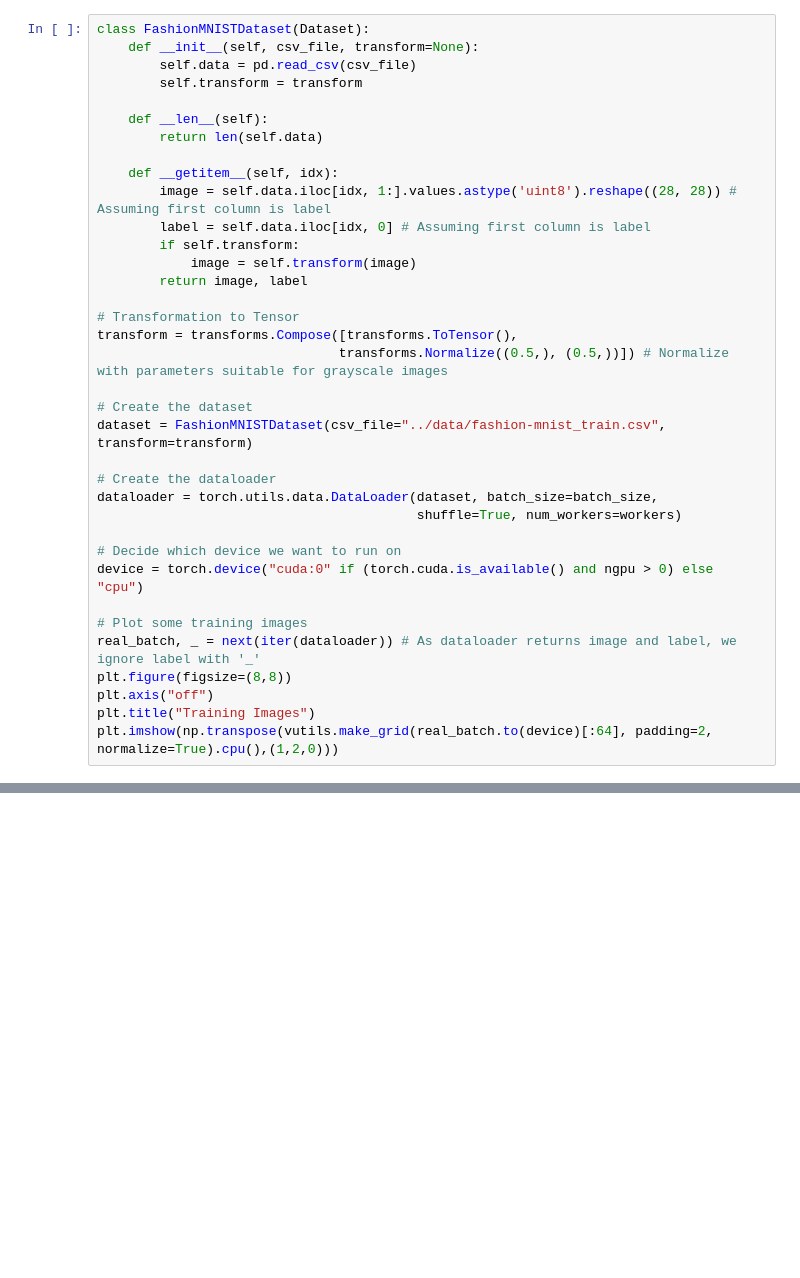
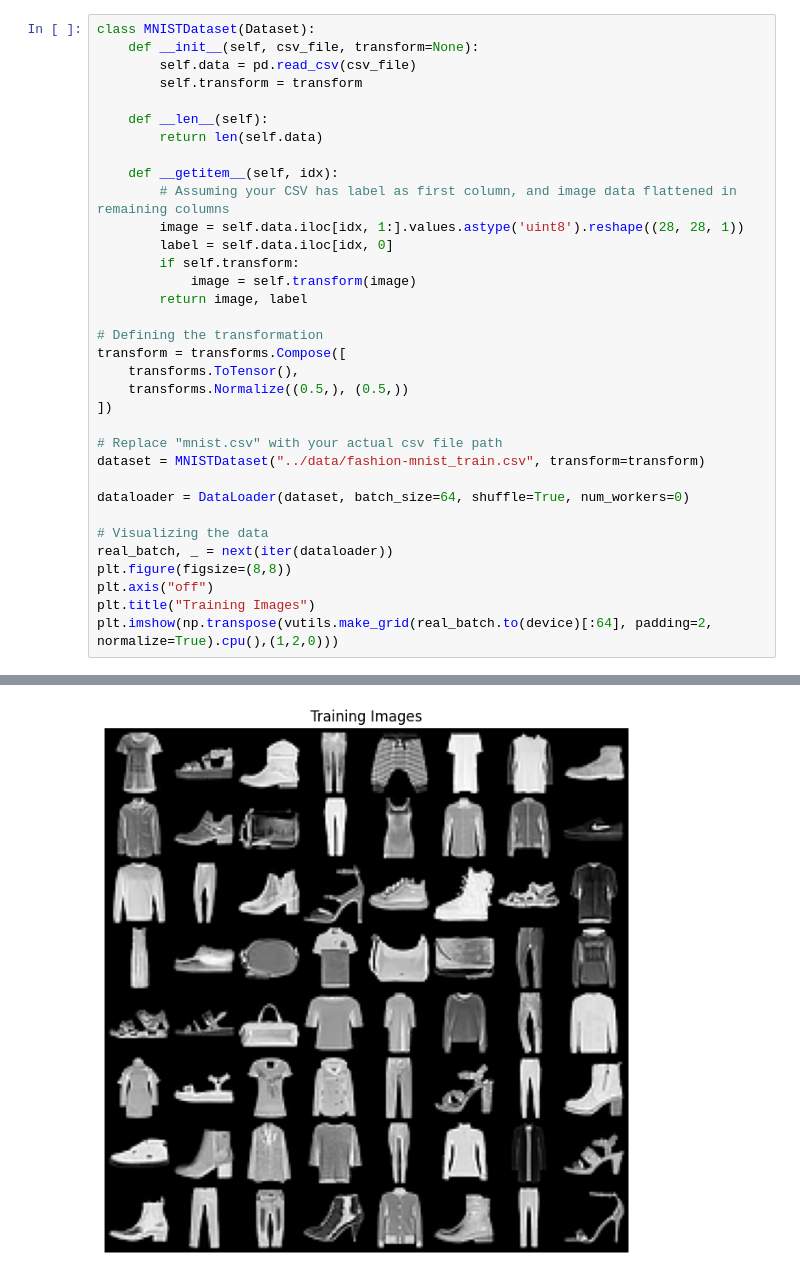
Before and after one commit to tarin-e/generative-models-learning, a Jupyter notebook: gans/gans_torch.ipynb, the cells around one changed output, grey strips where cells are left out. Cells and saved outputs as stored; diff of their text form; blank space fills up the shorter version.

Commit message:
dataloader able to work with mnist_fashion.csv data

```diff
--- a/gans/gans_torch.ipynb
+++ b/gans/gans_torch.ipynb
@@ -65,5 +32,5 @@ ngpu = 1
 # %%
-class FashionMNISTDataset(Dataset):
+class MNISTDataset(Dataset):
     def __init__(self, csv_file, transform=None):
         self.data = pd.read_csv(csv_file)
         self.transform = transform
@@ -72,28 +39,26 @@ class FashionMNISTDataset(Dataset):
         return len(self.data)
 
     def __getitem__(self, idx):
-        image = self.data.iloc[idx, 1:].values.astype('uint8').reshape((28, 28)) # Assuming first column is label
-        label = self.data.iloc[idx, 0] # Assuming first column is label
+        # Assuming your CSV has label as first column, and image data flattened in remaining columns
+        image = self.data.iloc[idx, 1:].values.astype('uint8').reshape((28, 28, 1))
+        label = self.data.iloc[idx, 0]
         if self.transform:
             image = self.transform(image)
         return image, label
 
-# Transformation to Tensor
-transform = transforms.Compose([transforms.ToTensor(),
-                               transforms.Normalize((0.5,), (0.5,))]) # Normalize with parameters suitable for grayscale images
+# Defining the transformation
+transform = transforms.Compose([
+    transforms.ToTensor(),
+    transforms.Normalize((0.5,), (0.5,))
+])
 
-# Create the dataset
-dataset = FashionMNISTDataset(csv_file="../data/fashion-mnist_train.csv", transform=transform)
+# Replace "mnist.csv" with your actual csv file path
+dataset = MNISTDataset("../data/fashion-mnist_train.csv", transform=transform)
 
-# Create the dataloader
-dataloader = torch.utils.data.DataLoader(dataset, batch_size=batch_size,
-                                         shuffle=True, num_workers=workers)
+dataloader = DataLoader(dataset, batch_size=64, shuffle=True, num_workers=0)
 
-# Decide which device we want to run on
-device = torch.device("cuda:0" if (torch.cuda.is_available() and ngpu > 0) else "cpu")
-
-# Plot some training images
-real_batch, _ = next(iter(dataloader)) # As dataloader returns image and label, we ignore label with '_'
+# Visualizing the data
+real_batch, _ = next(iter(dataloader))
 plt.figure(figsize=(8,8))
 plt.axis("off")
 plt.title("Training Images")
@@ -102,0 +68 @@ NameError: name 'Dataset' is not defined
+[figure, added]
```
Also changed, not shown: parts of 4 cells of this notebook.
